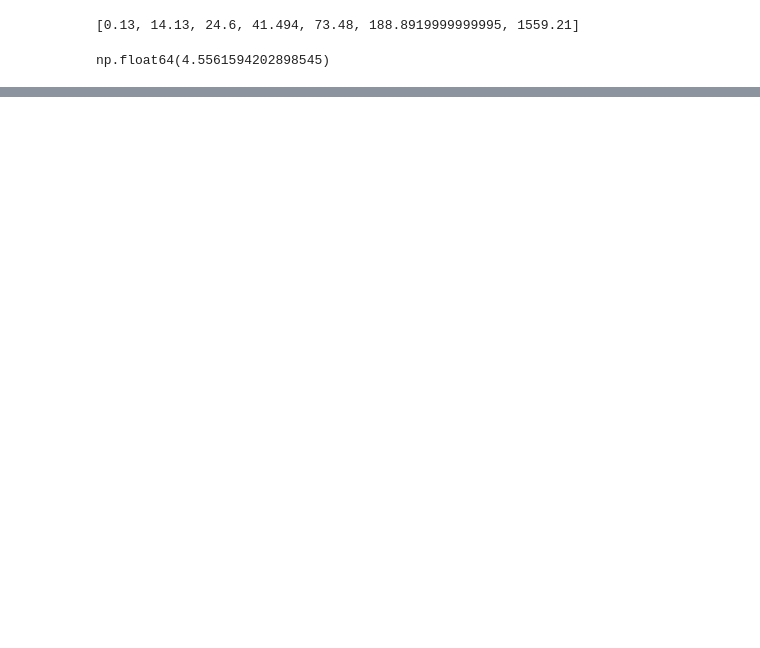
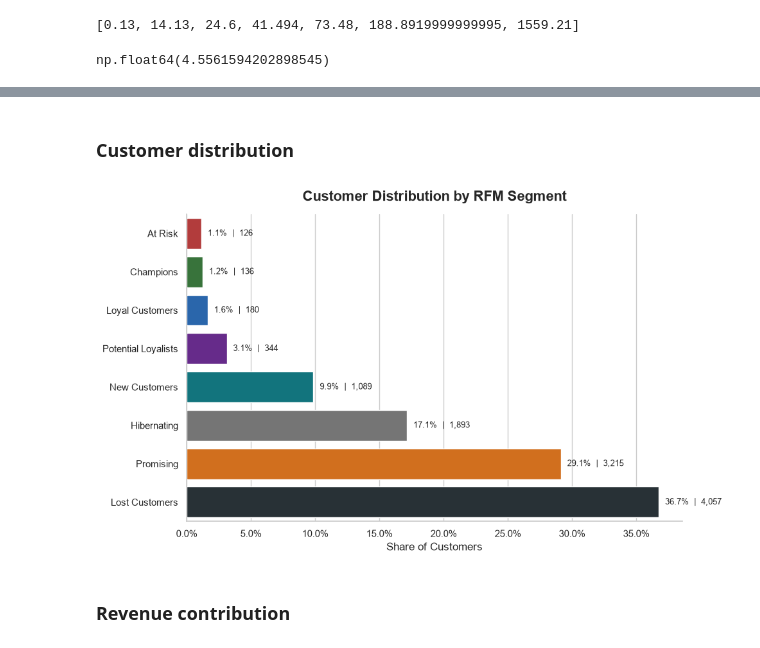
Before and after one commit to jordipsans/ecommerce-growth-analytics, a Jupyter notebook: notebooks/03_AnalisisInsights.ipynb, the cells around one changed output, grey strips where cells are left out. Drawn from its saved outputs; the diff is of its cells as text; code cells hidden in the pictures; blank space fills up the shorter version.

```diff
--- a/notebooks/03_AnalisisInsights.ipynb
+++ b/notebooks/03_AnalisisInsights.ipynb
@@ -1128,0 +1307,71 @@ df.to_parquet("../data/intermediate/customers.parquet", index=True)
+# %%
+#colores de cada segmento
+RFM_COLORS = {
+    "Champions": "#2E7D32",
+    "Loyal Customers": "#1565C0",
+    "Potential Loyalists": "#6A1B9A",
+    "New Customers": "#00838F",
+    "Promising": "#EF6C00",
+    "At Risk": "#C62828",
+    "Hibernating": "#757575",
+    "Lost Customers": "#263238"
+}
+# %% [markdown]
+### Customer distribution
+# %%
+#data para el grafico con variable segmento a str temporal para asegurar orden correcto en el grafico
+plot_data = (
+    rfm_segments
+    .sort_values("customer_share")
+    .reset_index(drop=True)
+    .assign(rfm_segment=lambda x: x["rfm_segment"].astype(str))
+)
+# %%
+fig, ax = plt.subplots(figsize=(10, 6))
+
+sns.barplot(
+    data=plot_data,
+    x="customer_share",
+    y="rfm_segment",
+    hue="rfm_segment",
+    palette=RFM_COLORS,
+    legend=False,
+    ax=ax
+)
+
+ax.xaxis.set_major_formatter(PercentFormatter(1))
+
+ax.set_title(
+    "Customer Distribution by RFM Segment",
+    fontsize=16,
+    fontweight="bold",
+    pad=15
+)
+
+ax.set_xlabel("Share of Customers")
+ax.set_ylabel("")
+
+for i, row in enumerate(plot_data.itertuples()):
+    ax.text(
+        row.customer_share + 0.005,
+        i,
+        f"{row.customer_share:.1%}  |  {row.customers:,}",
+        va="center",
+        fontsize=9
+    )
+
+sns.despine()
+
+plt.tight_layout()
+
+plt.savefig(
+    GRAPHICS_PATH / "rfm_customer_distribution.png",
+    dpi=300,
+    bbox_inches="tight"
+)
+
+plt.show()
+# %% [output]
+[figure, added]
+# %% [markdown]
+### Revenue contribution
```
Also changed, not shown: parts of 53 cells of this notebook, 7 other files.
